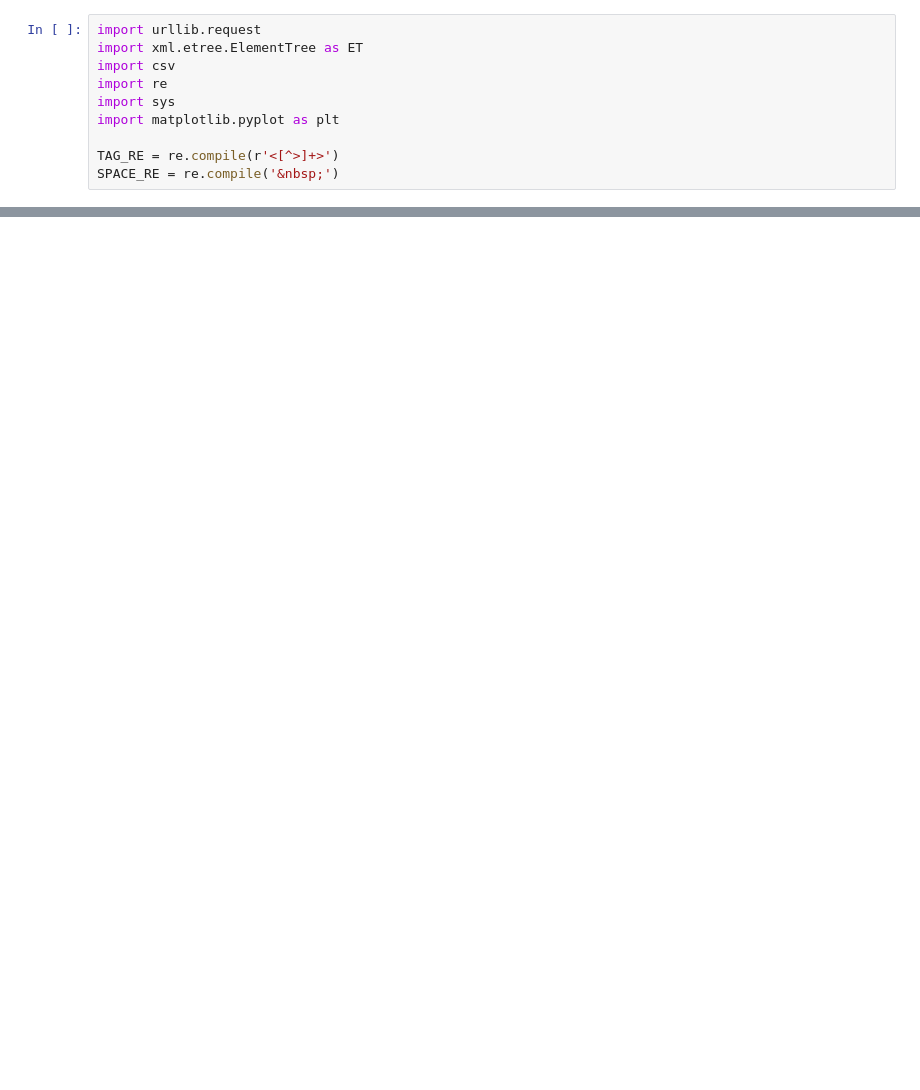
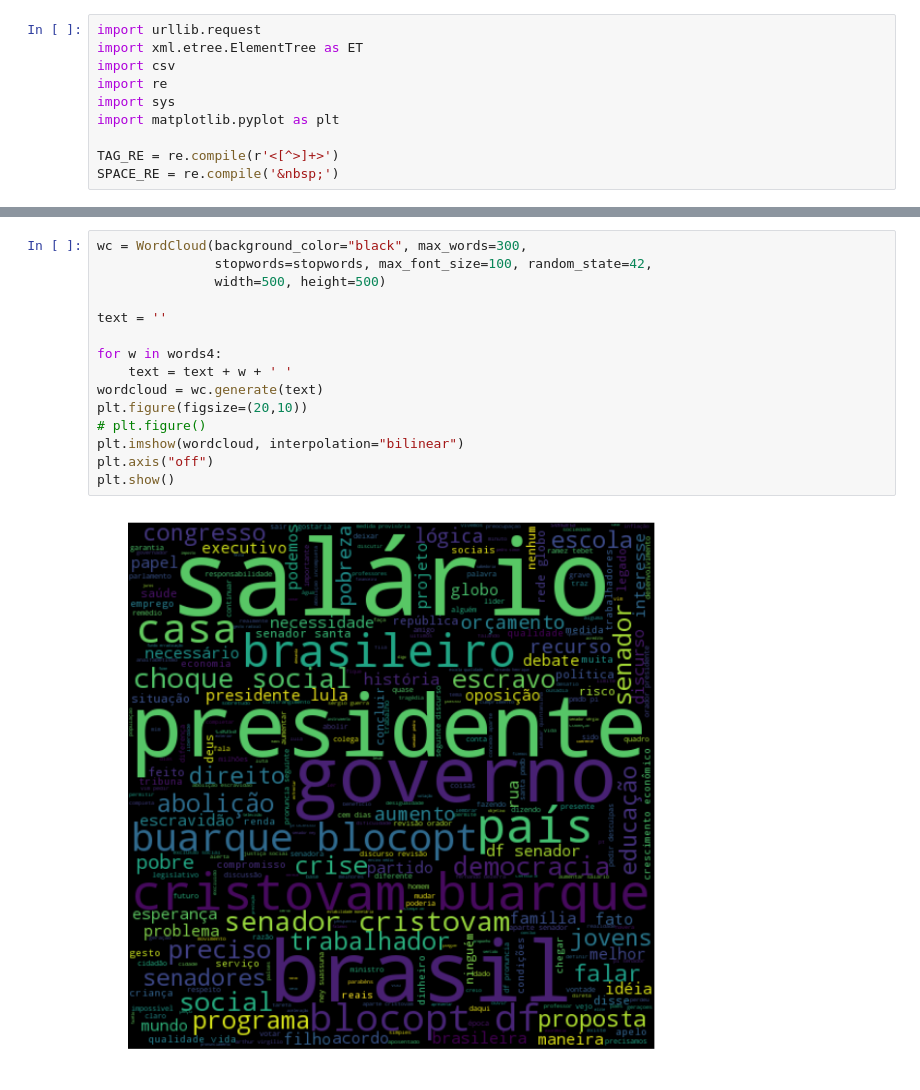
Before and after one commit to flaviostutz/senate-data, a Jupyter notebook: notebooks/02-explore-senator-speeches.ipynb, the cells around one changed output, grey strips where cells are left out. Saved outputs shown, nothing was run; the diff lists cells and outputs as text; blank space fills up the shorter version.

```diff
--- a/notebooks/02-explore-senator-speeches.ipynb
+++ b/notebooks/02-explore-senator-speeches.ipynb
@@ -91,0 +163,17 @@ plt.show()
+# %%
+wc = WordCloud(background_color="black", max_words=300,
+               stopwords=stopwords, max_font_size=100, random_state=42,
+               width=500, height=500)
+
+text = ''
+
+for w in words4:
+    text = text + w + ' '
+wordcloud = wc.generate(text)
+plt.figure(figsize=(20,10))
+# plt.figure()
+plt.imshow(wordcloud, interpolation="bilinear")
+plt.axis("off")
+plt.show()
+# %% [output]
+[figure, added]
```
Also changed, not shown: parts of 8 cells of this notebook, 1 other file.
